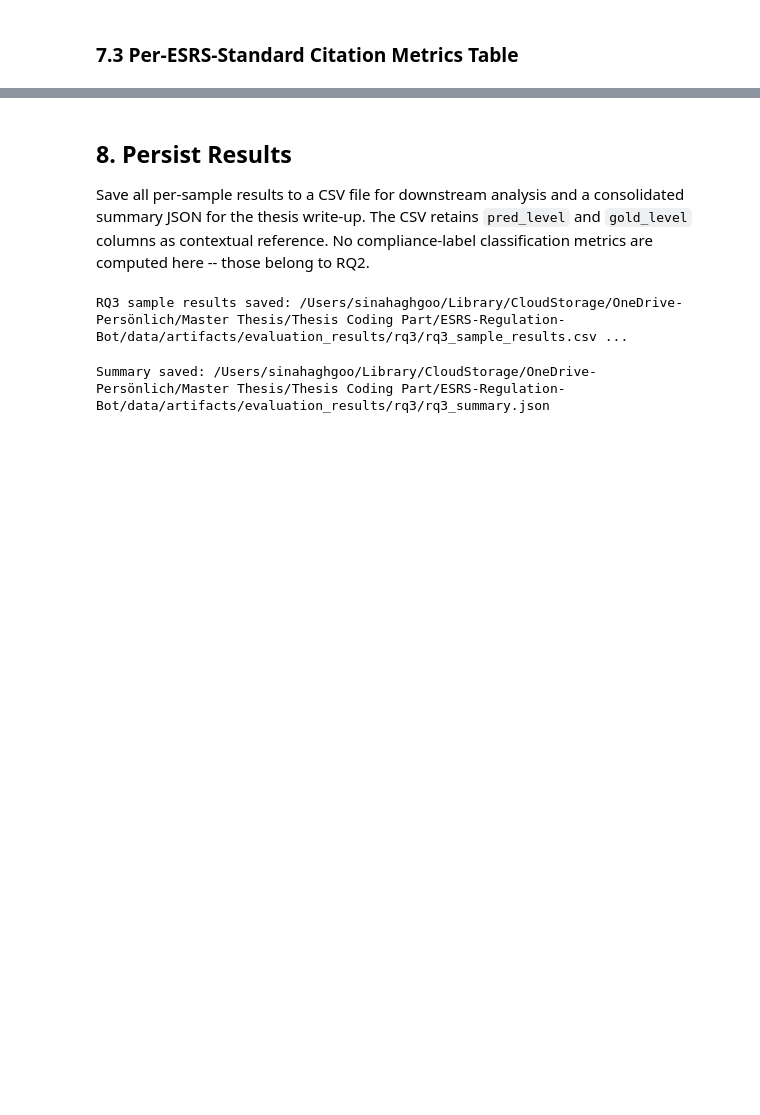
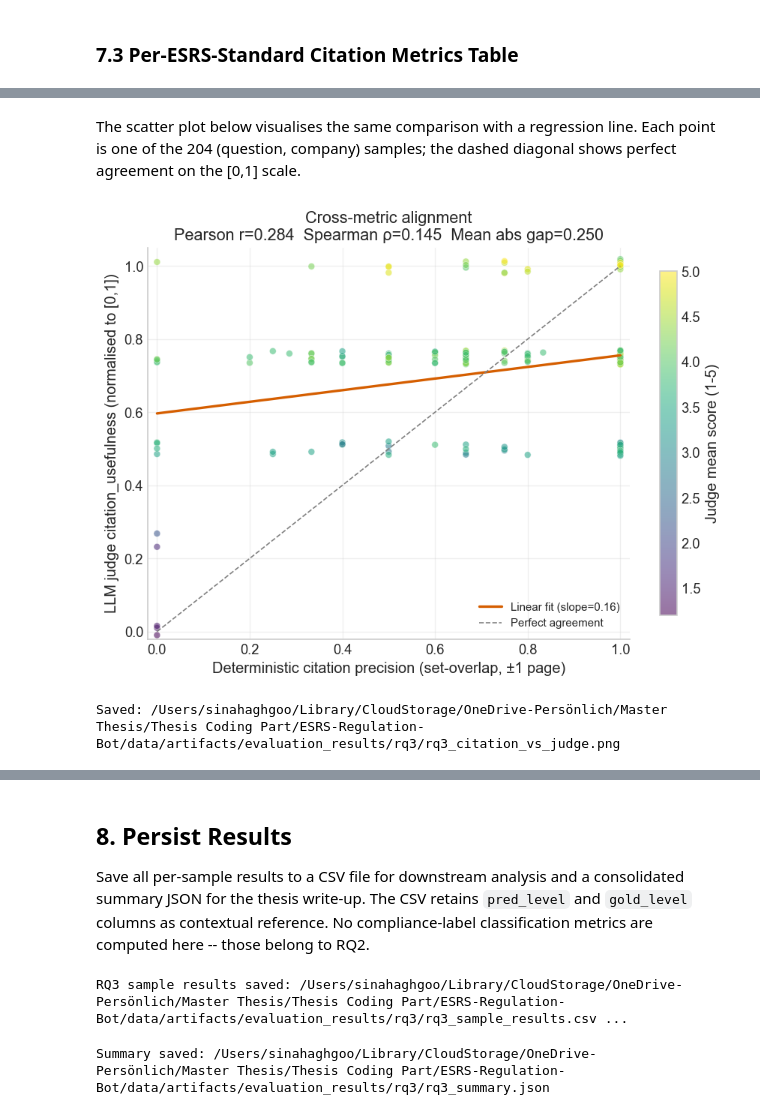
Before and after one commit to sinahaghgoo/ESRS-Regulation-Bot, a Jupyter notebook: notebooks/05_rq3_generation_quality_evaluation.ipynb, the cells around one changed output, grey strips where cells are left out. Drawn from its saved outputs; the diff is of its cells as text; code cells hidden in the pictures; blank space fills up the shorter version.

```diff
--- a/notebooks/05_rq3_generation_quality_evaluation.ipynb
+++ b/notebooks/05_rq3_generation_quality_evaluation.ipynb
@@ -864 +1039,47 @@ Worst citation F1: ESRS S4 (F1 = 0.172)
+# %% [markdown]
+The scatter plot below visualises the same comparison with a regression
+line. Each point is one of the 204 (question, company) samples; the
+dashed diagonal shows perfect agreement on the [0,1] scale.
+# %%
+# --- Scatter: deterministic precision vs judge citation_usefulness ---
+fig, ax = plt.subplots(figsize=(7.5, 5.5))
+
+# Jitter judge scores slightly for visibility (they are integers 1-5)
+rng = np.random.default_rng(seed=42)
+judge_cu_jitter = judge_cu_norm + rng.uniform(-0.02, 0.02, size=len(judge_cu_norm))
+
+sc = ax.scatter(cite_p, judge_cu_jitter, alpha=0.55, s=28,
+                c=judge_mean, cmap="viridis",
+                edgecolor="white", linewidth=0.4)
+cbar = fig.colorbar(sc, ax=ax, shrink=0.88)
+cbar.set_label("Judge mean score (1-5)")
+
+# Regression line
+if len(cite_p) > 1:
+    slope, intercept = np.polyfit(cite_p, judge_cu_norm, 1)
+    xs = np.array([0, 1])
+    ax.plot(xs, slope * xs + intercept, color=CLR_ACCENT, lw=2,
+            label=f"Linear fit (slope={slope:.2f})")
+
+# Identity
+ax.plot([0, 1], [0, 1], "--", color="grey", lw=1, label="Perfect agreement")
+
+ax.set_xlim(-0.02, 1.02)
+ax.set_ylim(-0.02, 1.05)
+ax.set_xlabel("Deterministic citation precision (set-overlap, ±1 page)")
+ax.set_ylabel("LLM judge citation_usefulness (normalised to [0,1])")
+ax.set_title(
+    f"Cross-metric alignment\n"
+    f"Pearson r={p_cu:.3f}  Spearman ρ={s_cu:.3f}  Mean abs gap={abs_mean_gap:.3f}"
+)
+ax.legend(loc="lower right", fontsize=9)
+ax.grid(True, alpha=0.3)
+plt.tight_layout()
+out = RQ3_RESULTS_DIR / "rq3_citation_vs_judge.png"
+plt.savefig(out)
+plt.show()
+print(f"Saved: {out}")
+# %% [output]
+[figure, added]
+Saved: /Users/sinahaghgoo/Library/CloudStorage/OneDrive-Persönlich/Master Thesis/Thesis Coding Part/ESRS-Regulation-Bot/data/artifacts/evaluation_results/rq3/rq3_citation_vs_judge.png
 # %% [markdown]
```
Also changed, not shown: parts of 20 cells of this notebook, 10 other files.
